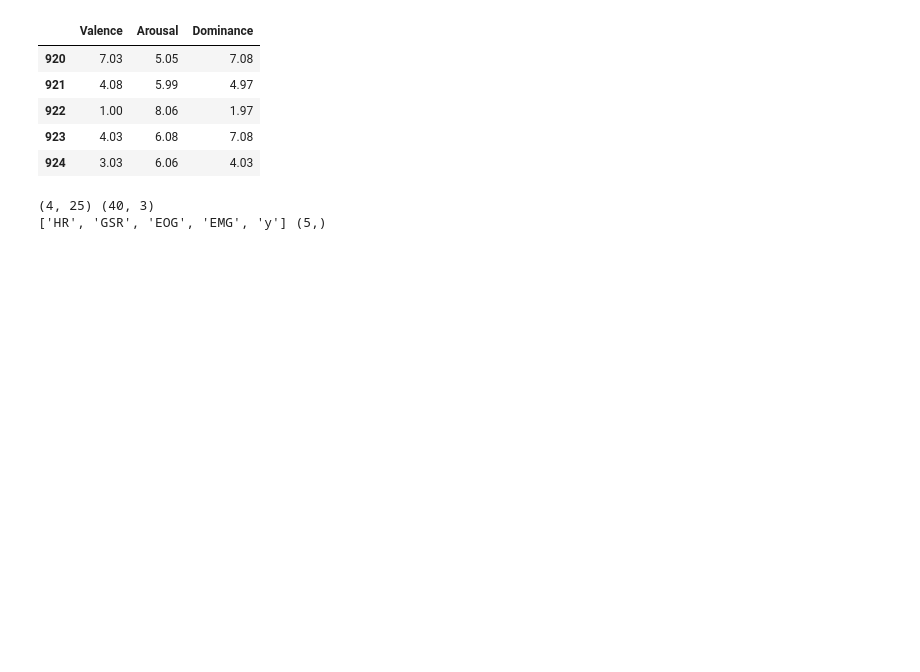
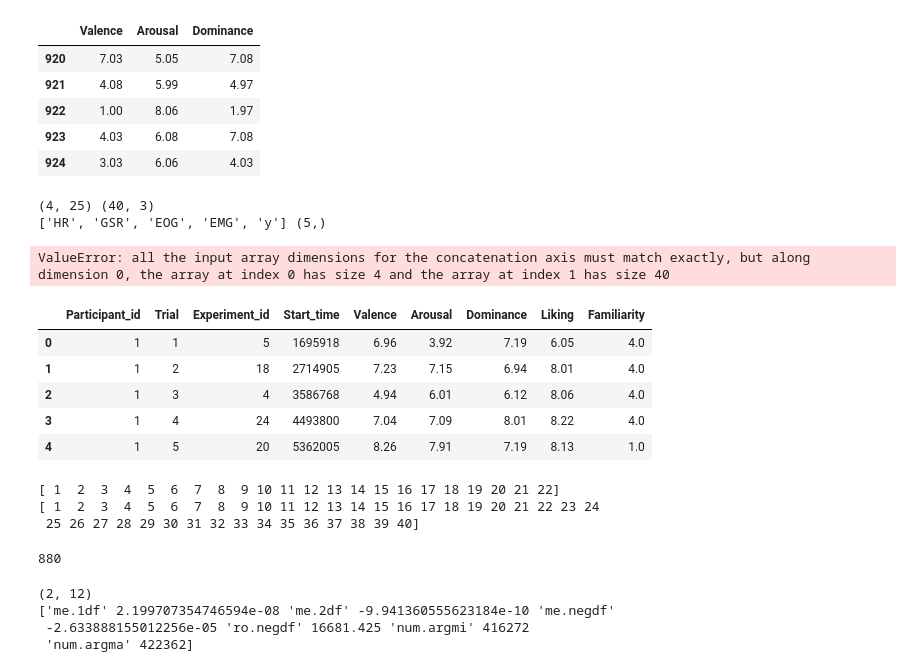
Before and after one commit to Simurgh818/BMED_6517_emotional_state_classifier, a Jupyter notebook: emotional_state_classifier.ipynb, the cells around one changed output. Cells and saved outputs as stored; diff of their text form; code cells hidden in the pictures; blank space fills up the shorter version.

Commit message:
updated emotional state classifier

```diff
--- a/emotional_state_classifier.ipynb
+++ b/emotional_state_classifier.ipynb
@@ -347,9 +342,10 @@ num.argma:  104653
 # %%
 from mne.preprocessing import ICA, create_eog_epochs
 # %%
-root_folder = 'C:/Users/sinad/OneDrive - Georgia Institute of Technology/BMED 6517 ML Biosci/Project/emotional_state_classifier/DEAP/DEAP/data_original'
-ratings_csv_path = 'C:/Users/sinad/OneDrive - Georgia Institute of Technology/BMED 6517 ML Biosci/Project/emotional_state_classifier/DEAP/DEAP/Metadata/metadata_csv/participant_ratings.csv' # os.path.join(os.getcwd(), 'metadata_csv', 'participant_ratings.csv')
-DEAP_EEG_channels_xlsx_path = 'C:/Users/sinad/OneDrive - Georgia Institute of Technology/BMED 6517 ML Biosci/Project/emotional_state_classifier/DEAP/DEAP/Metadata/DEAP_EEG_channels.xlsx'
+root_folder + '\data_preprocessed_python'
+# root_folder = 'C:/Users/sinad/OneDrive - Georgia Institute of Technology/BMED 6517 ML Biosci/Project/emotional_state_classifier/DEAP/DEAP/data_original'
+ratings_csv_path = 'C:\\Users\\sinad\OneDrive - Georgia Institute of Technology\\BMED 6517 ML Biosci\\Project\\emotional_state_classifier\\DEAP\\DEAP\\Metadata\metadata_csv\participant_ratings.csv' # os.path.join(os.getcwd(), 'metadata_csv', 'participant_ratings.csv')
+DEAP_EEG_channels_xlsx_path = 'C:\\Users\\sinad\OneDrive - Georgia Institute of Technology\\BMED 6517 ML Biosci\\Project\\emotional_state_classifier\\DEAP\\DEAPMetadata\DEAP_EEG_channels.xlsx'
 # %%
 N_trials = 40
 N_EEG_electrodes = 32
@@ -736,8 +730,48 @@ print(col, np.shape(col))
 # %%
 # Seaborn visualization of features
 
-# df = pd.DataFrame(np.hstack([x_train_feats, y_train[:, np.newaxis]]), columns=col)
-# df.head()
-# df.describe()
+df = pd.DataFrame(np.hstack([x_train_feats, y_train]), columns=col)
+df.head()
+df.describe()
+# %% [output]
+ValueError: all the input array dimensions for the concatenation axis must match exactly, but along dimension 0, the array at index 0 has size 4 and the array at index 1 has size 40
 # %%
 # sns.pairplot(df, hue='y', diag_kind=None);
+# %%
+ratings = pd.read_csv(ratings_csv_path)
+ratings.head()
+# %% [output]
+|  | Participant_id | Trial | Experiment_id | Start_time | Valence | Arousal | Dominance | Liking | Familiarity |
+| 0 | 1 | 1 | 5 | 1695918 | 6.96 | 3.92 | 7.19 | 6.05 | 4.0 |
+| 1 | 1 | 2 | 18 | 2714905 | 7.23 | 7.15 | 6.94 | 8.01 | 4.0 |
+| 2 | 1 | 3 | 4 | 3586768 | 4.94 | 6.01 | 6.12 | 8.06 | 4.0 |
+| 3 | 1 | 4 | 24 | 4493800 | 7.04 | 7.09 | 8.01 | 8.22 | 4.0 |
+| 4 | 1 | 5 | 20 | 5362005 | 8.26 | 7.91 | 7.19 | 8.13 | 1.0 |
+# %%
+subject_id = ratings['Participant_id'].unique()[0:22]
+print(subject_id)
+trial_id = ratings['Trial'].unique()
+print(trial_id)
+# %% [output]
+[ 1  2  3  4  5  6  7  8  9 10 11 12 13 14 15 16 17 18 19 20 21 22]
+[ 1  2  3  4  5  6  7  8  9 10 11 12 13 14 15 16 17 18 19 20 21 22 23 24
+ 25 26 27 28 29 30 31 32 33 34 35 36 37 38 39 40]
+# %%
+total_trials = len(subject_id)*len(trial_id)
+print(total_trials)
+# %% [output]
+880
+# %%
+eog_items = eog_feat.items()
+# print(eog_items)
+eog_list = list(eog_items)
+# print(eog_list)
+eog_array = np.array(eog_list)
+eog_array_reshape = np.reshape(eog_array, (2,12))
+print(np.shape(eog_array_reshape))
+print(eog_array_reshape[1,:])
+# %% [output]
+(2, 12)
+['me.1df' 2.199707354746594e-08 'me.2df' -9.941360555623184e-10 'me.negdf'
+ -2.633888155012256e-05 'ro.negdf' 16681.425 'num.argmi' 416272
+ 'num.argma' 422362]
```
Also changed, not shown: parts of 28 cells of this notebook.
